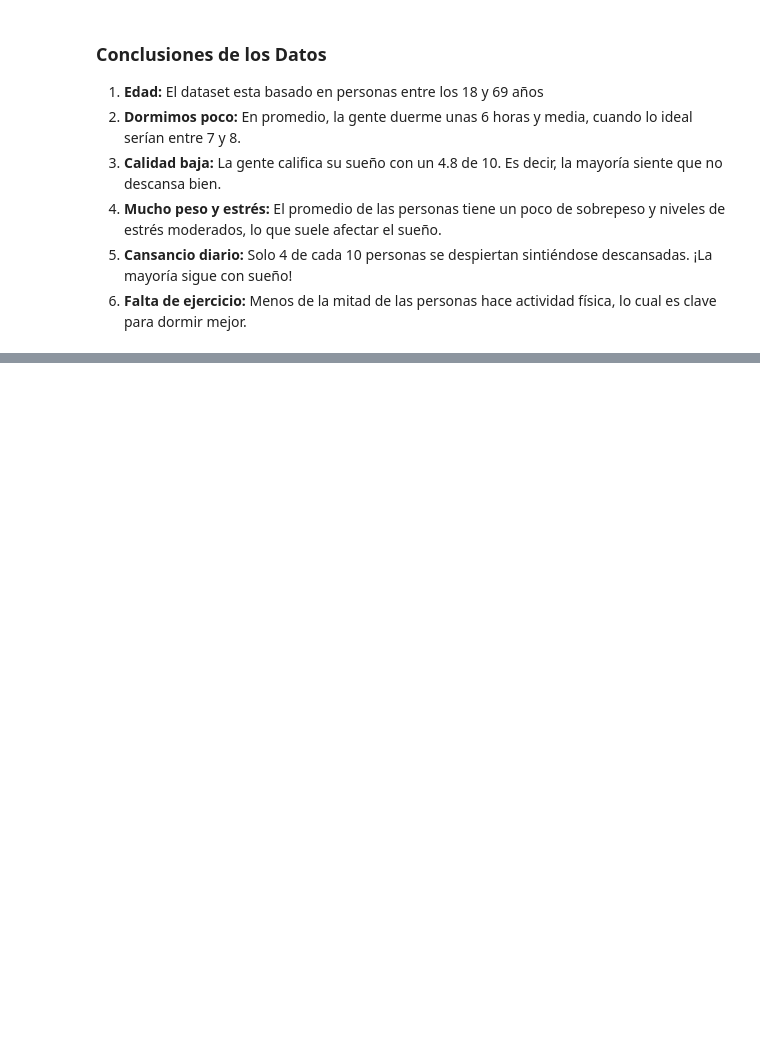
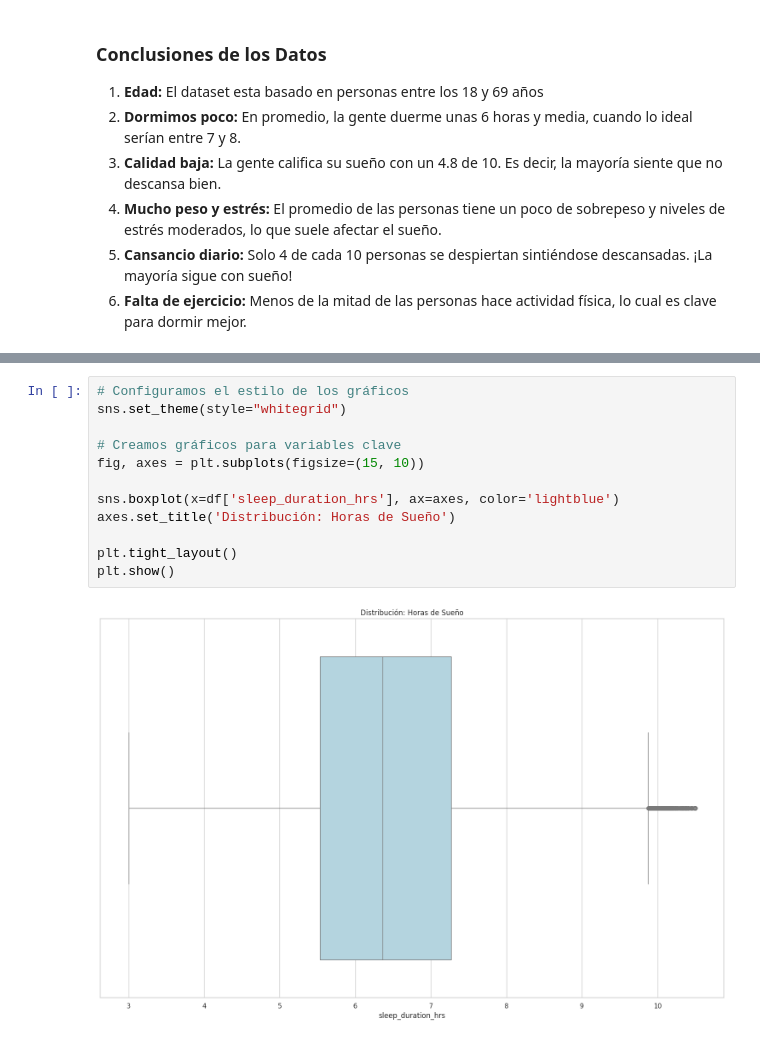
Before and after one commit to R3vival/Intro_Ciencia_De_Datos_Trabajo, a Jupyter notebook: Trabajo_Final_Intro_DC.ipynb, the cells around one changed output, grey strips where cells are left out. Saved outputs shown, nothing was run; the diff lists cells and outputs as text; blank space fills up the shorter version.

```diff
--- a/Trabajo_Final_Intro_DC.ipynb
+++ b/Trabajo_Final_Intro_DC.ipynb
@@ -138,0 +206,14 @@ df.describe()
+# %%
+# Configuramos el estilo de los gráficos
+sns.set_theme(style="whitegrid")
+
+# Creamos gráficos para variables clave
+fig, axes = plt.subplots(figsize=(15, 10))
+
+sns.boxplot(x=df['sleep_duration_hrs'], ax=axes, color='lightblue')
+axes.set_title('Distribución: Horas de Sueño')
+
+plt.tight_layout()
+plt.show()
+# %% [output]
+[figure, added]
```
Also changed, not shown: parts of 13 cells of this notebook.
